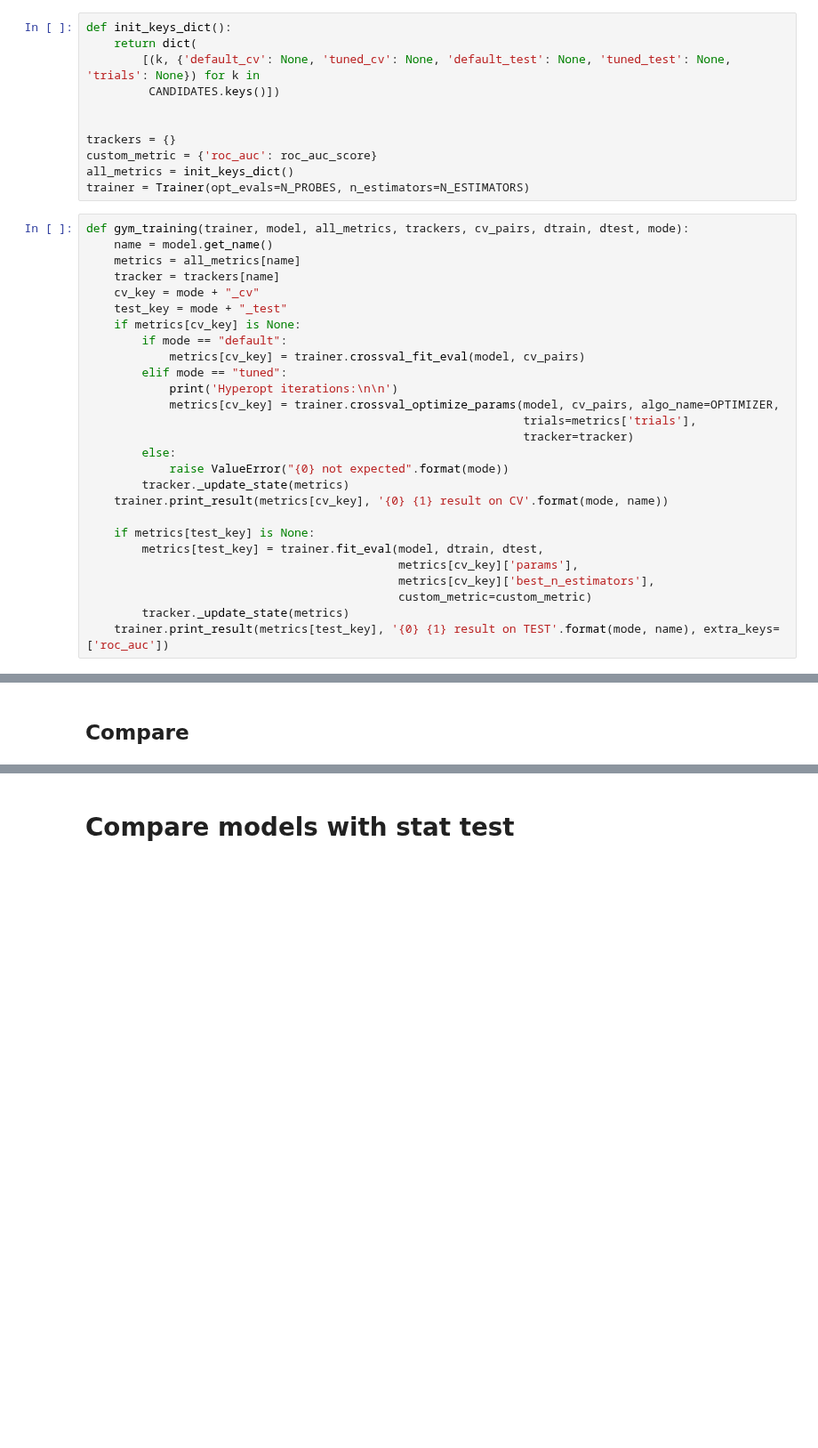
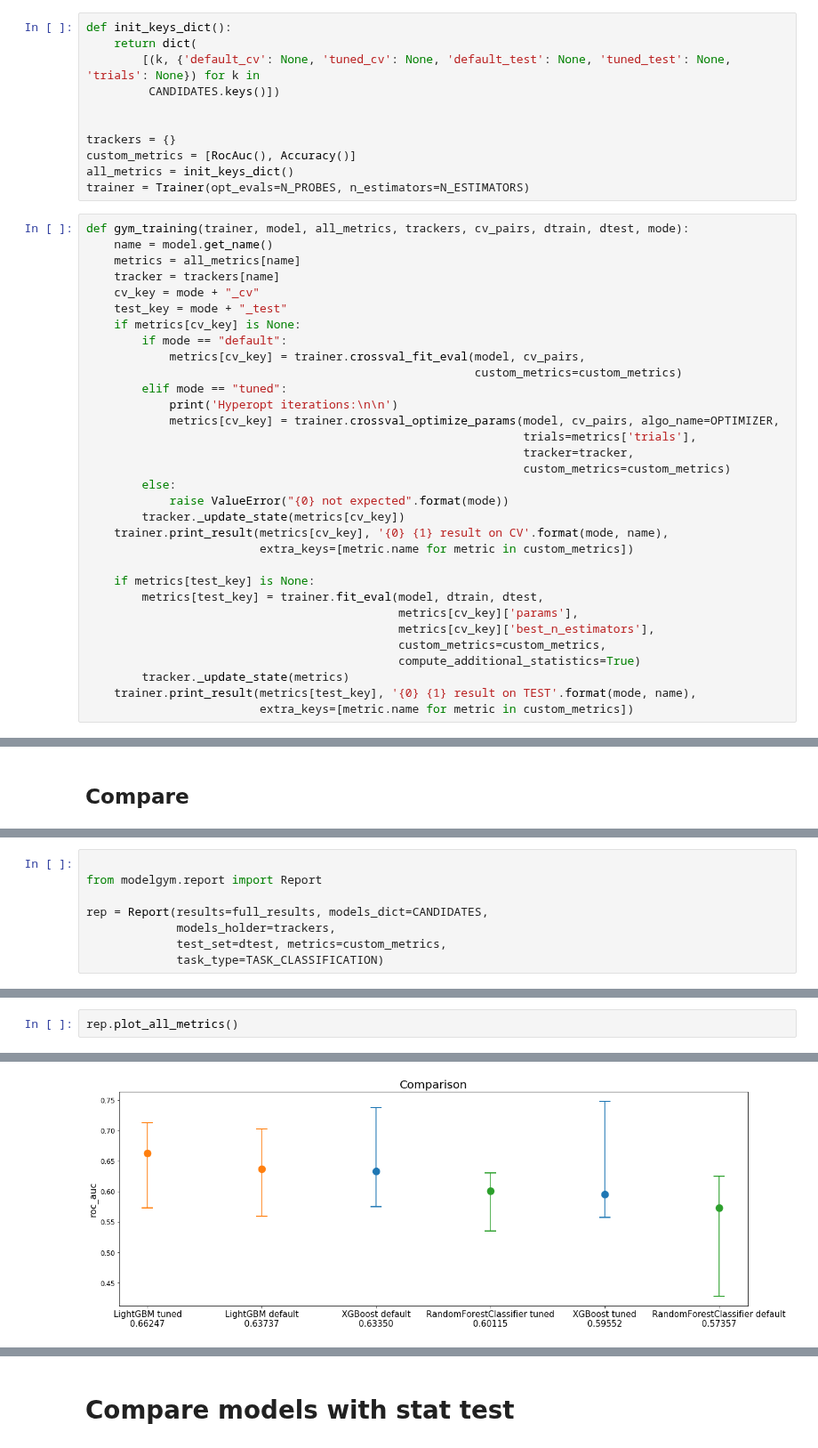
Before and after one commit to yandexdataschool/modelgym, a Jupyter notebook: example/model_search.ipynb, the cells around one changed output, grey strips where cells are left out. Shown at 89% size. Drawn from its saved outputs; the diff is of its cells as text; blank space fills up the shorter version.

```diff
--- a/example/model_search.ipynb
+++ b/example/model_search.ipynb
@@ -92,7 +92,7 @@ def init_keys_dict():
 
 
 trackers = {}
-custom_metric = {'roc_auc': roc_auc_score}
+custom_metrics = [RocAuc(), Accuracy()]
 all_metrics = init_keys_dict()
 trainer = Trainer(opt_evals=N_PROBES, n_estimators=N_ESTIMATORS)
 # %%
@@ -104,24 +104,29 @@ def gym_training(trainer, model, all_metrics, trackers, cv_pairs, dtrain, dtest,
     test_key = mode + "_test"
     if metrics[cv_key] is None:
         if mode == "default":
-            metrics[cv_key] = trainer.crossval_fit_eval(model, cv_pairs)
+            metrics[cv_key] = trainer.crossval_fit_eval(model, cv_pairs,
+                                                        custom_metrics=custom_metrics)
         elif mode == "tuned":
             print('Hyperopt iterations:\n\n')
             metrics[cv_key] = trainer.crossval_optimize_params(model, cv_pairs, algo_name=OPTIMIZER,
                                                                trials=metrics['trials'],
-                                                               tracker=tracker)
+                                                               tracker=tracker,
+                                                               custom_metrics=custom_metrics)
         else:
             raise ValueError("{0} not expected".format(mode))
-        tracker._update_state(metrics)
-    trainer.print_result(metrics[cv_key], '{0} {1} result on CV'.format(mode, name))
+        tracker._update_state(metrics[cv_key])
+    trainer.print_result(metrics[cv_key], '{0} {1} result on CV'.format(mode, name),
+                         extra_keys=[metric.name for metric in custom_metrics])
 
     if metrics[test_key] is None:
         metrics[test_key] = trainer.fit_eval(model, dtrain, dtest,
                                              metrics[cv_key]['params'],
                                              metrics[cv_key]['best_n_estimators'],
-                                             custom_metric=custom_metric)
+                                             custom_metrics=custom_metrics,
+                                             compute_additional_statistics=True)
         tracker._update_state(metrics)
-    trainer.print_result(metrics[test_key], '{0} {1} result on TEST'.format(mode, name), extra_keys=['roc_auc'])
+    trainer.print_result(metrics[test_key], '{0} {1} result on TEST'.format(mode, name),
+                         extra_keys=[metric.name for metric in custom_metrics])
 # %%
 for model_class in CANDIDATES.values():
     model = model_class(TASK_CLASSIFICATION)
@@ -208,0 +172,8 @@ RandomForestClassifier  0.500983 (-35.58%)  0.590046 (-24.13%)
+# %%
+
+from modelgym.report import Report
+
+rep = Report(results=full_results, models_dict=CANDIDATES,
+             models_holder=trackers,
+             test_set=dtest, metrics=custom_metrics,
+             task_type=TASK_CLASSIFICATION)
@@ -208,0 +182,3 @@ RandomForestClassifier  0.500983 (-35.58%)  0.590046 (-24.13%)
+# %%
+rep.plot_all_metrics()
+# %% [output]
@@ -208,0 +186 @@ RandomForestClassifier  0.500983 (-35.58%)  0.590046 (-24.13%)
+[figure, added]
```
Also changed, not shown: parts of 17 cells of this notebook, 8 other files.
